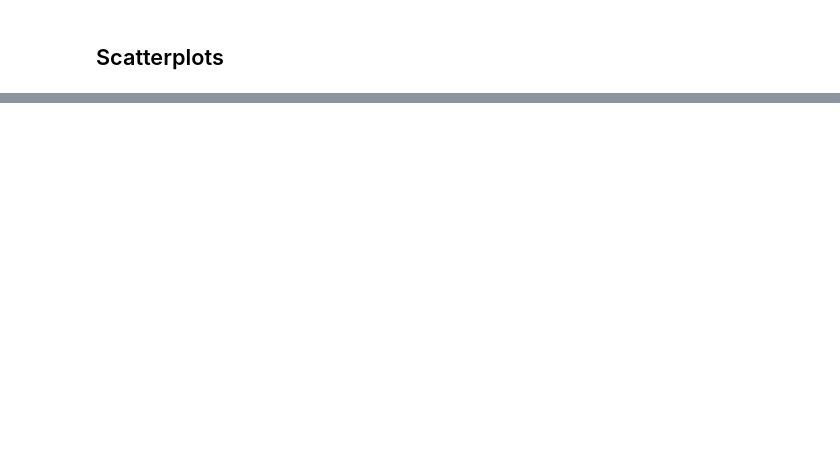
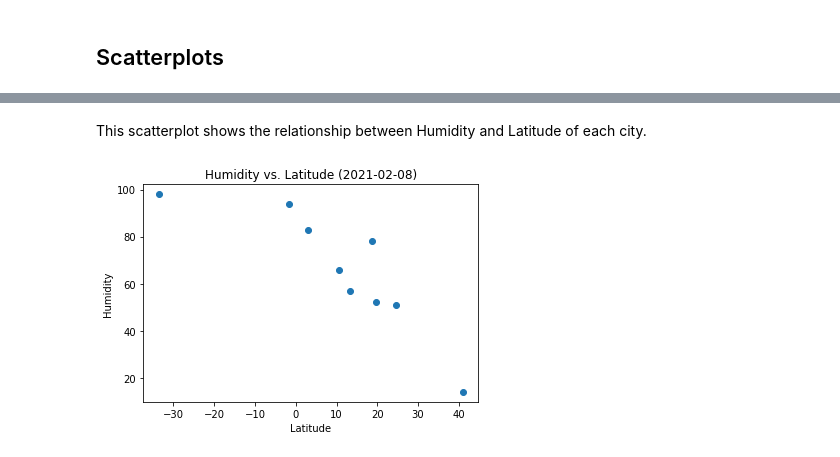
Before and after one commit to drbernal47/python-api-challenge, a Jupyter notebook: WeatherPy/WeatherPy.ipynb, the cells around one changed output, grey strips where cells are left out. Saved outputs shown, nothing was run; the diff lists cells and outputs as text; code cells hidden in the pictures; blank space fills up the shorter version.

```diff
--- a/WeatherPy/WeatherPy.ipynb
+++ b/WeatherPy/WeatherPy.ipynb
@@ -153,0 +153,11 @@ plt.show()
+# %% [markdown]
+This scatterplot shows the relationship between Humidity and Latitude of each city.
+# %%
+plt.scatter(weather_df["Latitude"],weather_df["Humidity (%)"])
+plt.title(f'Humidity vs. Latitude ({retrieval_date})')
+plt.xlabel("Latitude")
+plt.ylabel("Humidity")
+plt.savefig("output_data/Humidity_vs_Latitude.png")
+plt.show()
+# %% [output]
+[figure, added]
```
Also changed, not shown: parts of 8 cells of this notebook, 4 other files.
